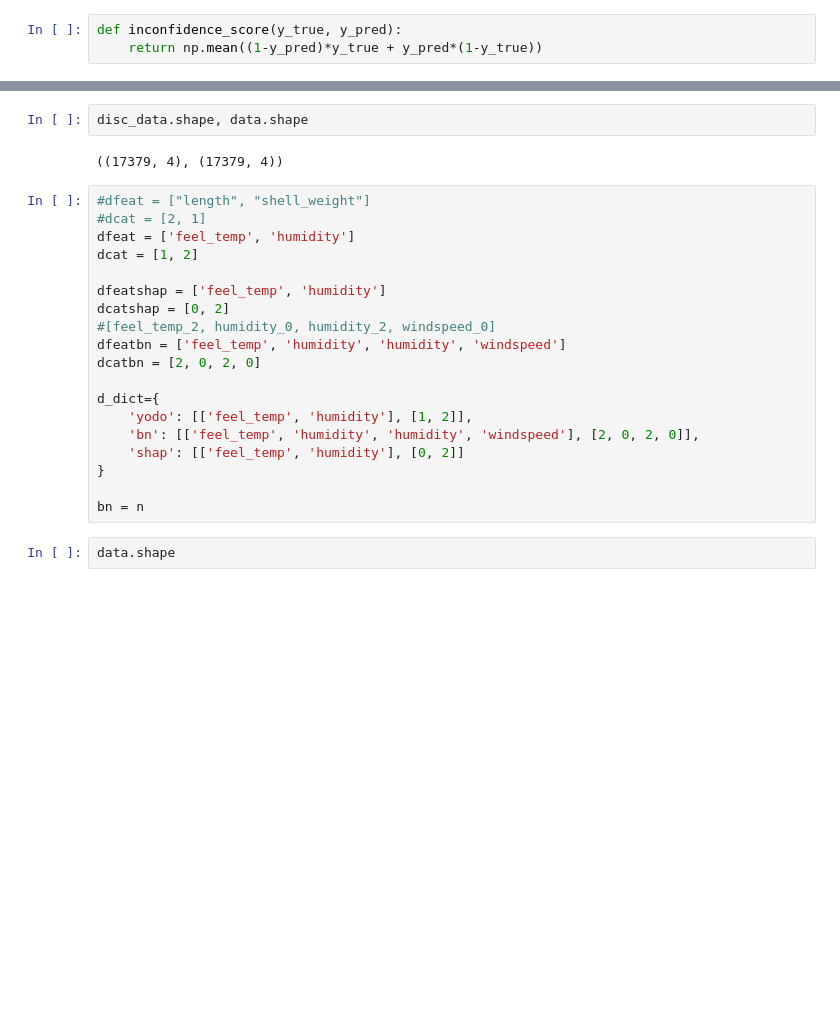
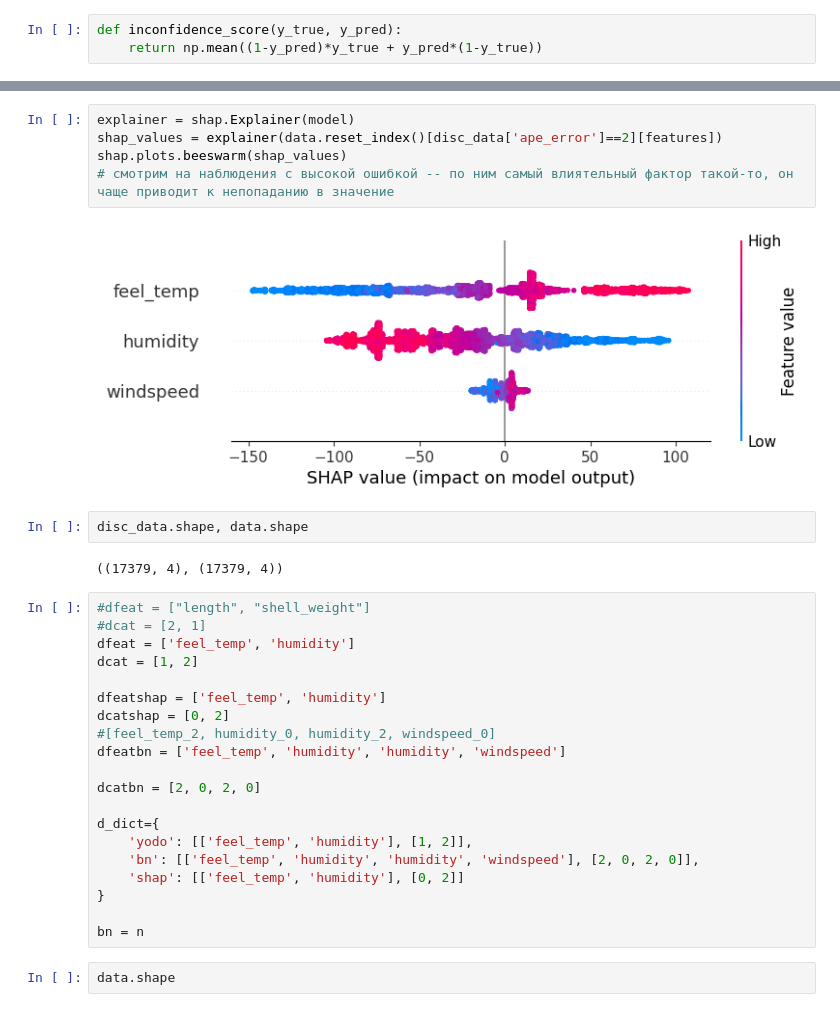
Before and after one commit to dmitry-grigorev/GIEBN, a Jupyter notebook: experiments/shaplime/error_gradations_yodo_synthetic_classif_bikes_regr.ipynb, the cells around one changed output, grey strips where cells are left out. Saved outputs shown, nothing was run; the diff lists cells and outputs as text; blank space fills up the shorter version.

```diff
--- a/experiments/shaplime/error_gradations_yodo_synthetic_classif_bikes_regr.ipynb
+++ b/experiments/shaplime/error_gradations_yodo_synthetic_classif_bikes_regr.ipynb
@@ -267,3 +262,10 @@ shap.plots.beeswarm(shap_values)
+# %%
+explainer = shap.Explainer(model)
+shap_values = explainer(data.reset_index()[disc_data['ape_error']==2][features])
+shap.plots.beeswarm(shap_values)
+# смотрим на наблюдения с высокой ошибкой -- по ним самый влиятельный фактор такой-то, он чаще приводит к непопаданию в значение
+# %% [output]
+[figure, added]
 # %%
 disc_data.shape, data.shape
 # %% [output]
@@ -278,6 +280,7 @@ dfeatshap = ['feel_temp', 'humidity']
 dcatshap = [0, 2]
 #[feel_temp_2, humidity_0, humidity_2, windspeed_0]
 dfeatbn = ['feel_temp', 'humidity', 'humidity', 'windspeed']
+
 dcatbn = [2, 0, 2, 0]
 
 d_dict={
```
Also changed, not shown: parts of 13 cells of this notebook, 5 other files.
